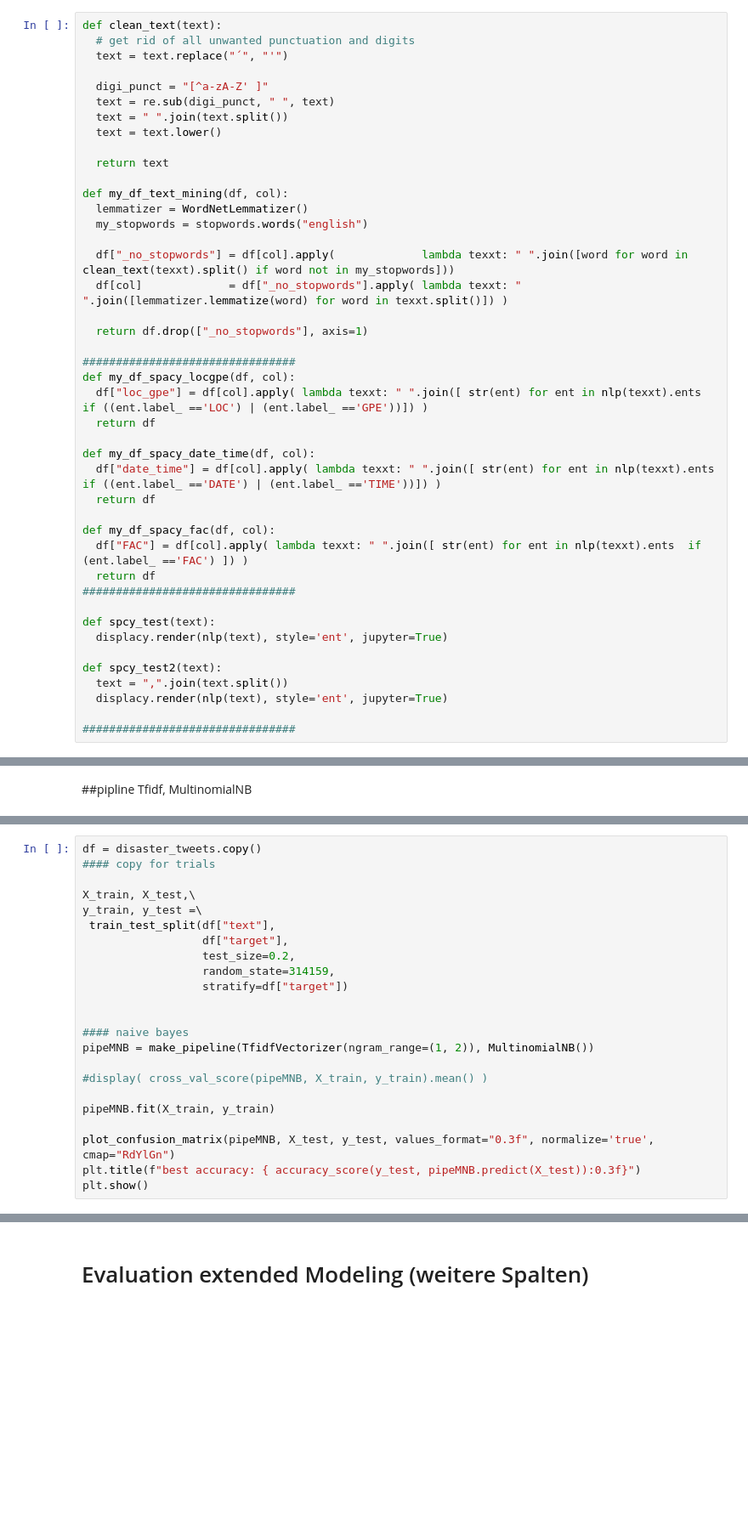
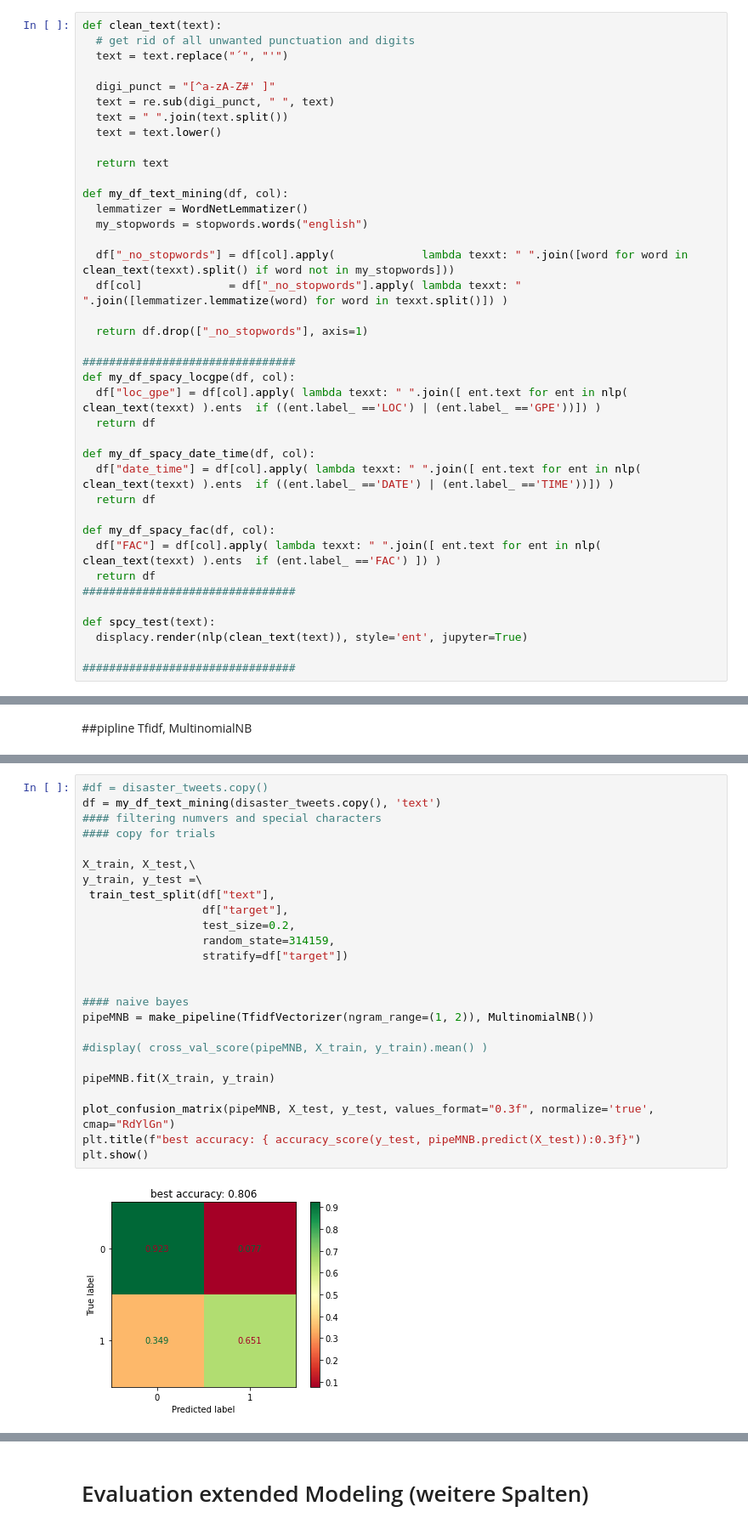
Before and after one commit to TTD-JPO/TDD-project, a Jupyter notebook: Main_TweetDisasterDetection.ipynb, the cells around one changed output, grey strips where cells are left out. Shown at 85% size. Cells and saved outputs as stored; diff of their text form; blank space fills up the shorter version.

Commit message:
minor changes in dtt by naive bayes after text filtering

```diff
--- a/Main_TweetDisasterDetection.ipynb
+++ b/Main_TweetDisasterDetection.ipynb
@@ -192,7 +192,7 @@ def clean_text(text):
   # get rid of all unwanted punctuation and digits
   text = text.replace("´", "'")
 
-  digi_punct = "[^a-zA-Z' ]"
+  digi_punct = "[^a-zA-Z#' ]"
   text = re.sub(digi_punct, " ", text)
   text = " ".join(text.split())
   text = text.lower()
@@ -210,24 +210,20 @@ def my_df_text_mining(df, col):
 
 ################################
 def my_df_spacy_locgpe(df, col):
-  df["loc_gpe"] = df[col].apply( lambda texxt: " ".join([ str(ent) for ent in nlp(texxt).ents  if ((ent.label_ =='LOC') | (ent.label_ =='GPE'))]) )
+  df["loc_gpe"] = df[col].apply( lambda texxt: " ".join([ ent.text for ent in nlp( clean_text(texxt) ).ents  if ((ent.label_ =='LOC') | (ent.label_ =='GPE'))]) )
   return df
 
 def my_df_spacy_date_time(df, col):
-  df["date_time"] = df[col].apply( lambda texxt: " ".join([ str(ent) for ent in nlp(texxt).ents  if ((ent.label_ =='DATE') | (ent.label_ =='TIME'))]) )
+  df["date_time"] = df[col].apply( lambda texxt: " ".join([ ent.text for ent in nlp( clean_text(texxt) ).ents  if ((ent.label_ =='DATE') | (ent.label_ =='TIME'))]) )
   return df
 
 def my_df_spacy_fac(df, col):
-  df["FAC"] = df[col].apply( lambda texxt: " ".join([ str(ent) for ent in nlp(texxt).ents  if (ent.label_ =='FAC') ]) )
+  df["FAC"] = df[col].apply( lambda texxt: " ".join([ ent.text for ent in nlp( clean_text(texxt) ).ents  if (ent.label_ =='FAC') ]) )
   return df
 ################################
 
 def spcy_test(text):
-  displacy.render(nlp(text), style='ent', jupyter=True)
-
-def spcy_test2(text):
-  text = ",".join(text.split())
-  displacy.render(nlp(text), style='ent', jupyter=True)
+  displacy.render(nlp(clean_text(text)), style='ent', jupyter=True)
 
 ################################
 # %% [markdown]
@@ -282,23 +298,27 @@ plt.show()
 # %%
-df = disaster_tweets.copy()
+#df = disaster_tweets.copy()
+df = my_df_text_mining(disaster_tweets.copy(), 'text')
+#### filtering numvers and special characters
 #### copy for trials
 
 X_train, X_test,\
 y_train, y_test =\
  train_test_split(df["text"],
                   df["target"],
                   test_size=0.2,
                   random_state=314159,
                   stratify=df["target"])
 
 
 #### naive bayes
 pipeMNB = make_pipeline(TfidfVectorizer(ngram_range=(1, 2)), MultinomialNB())
 
 #display( cross_val_score(pipeMNB, X_train, y_train).mean() )
 
 pipeMNB.fit(X_train, y_train)
 
 plot_confusion_matrix(pipeMNB, X_test, y_test, values_format="0.3f", normalize='true', cmap="RdYlGn")
 plt.title(f"best accuracy: { accuracy_score(y_test, pipeMNB.predict(X_test)):0.3f}")
 plt.show()
+# %% [output]
+[figure, added]
```
Also changed, not shown: parts of 6 cells of this notebook.
